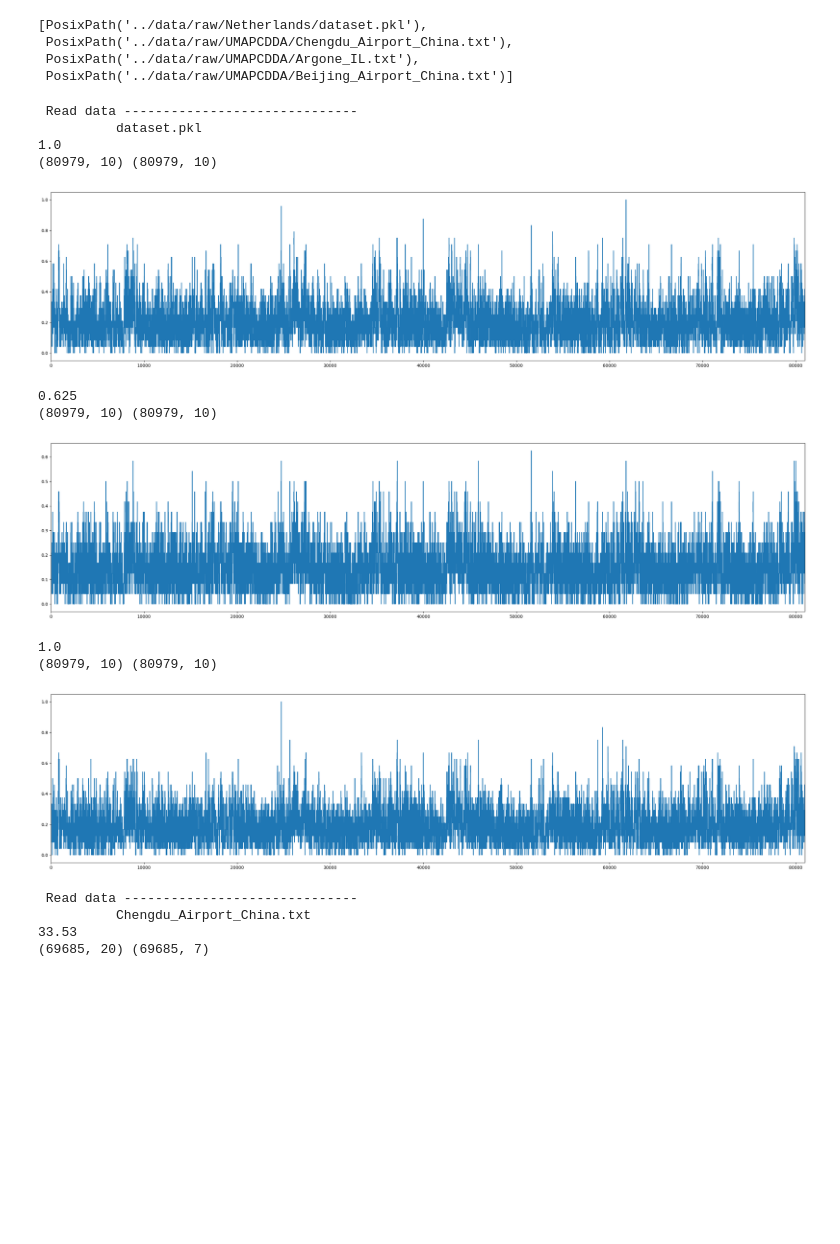
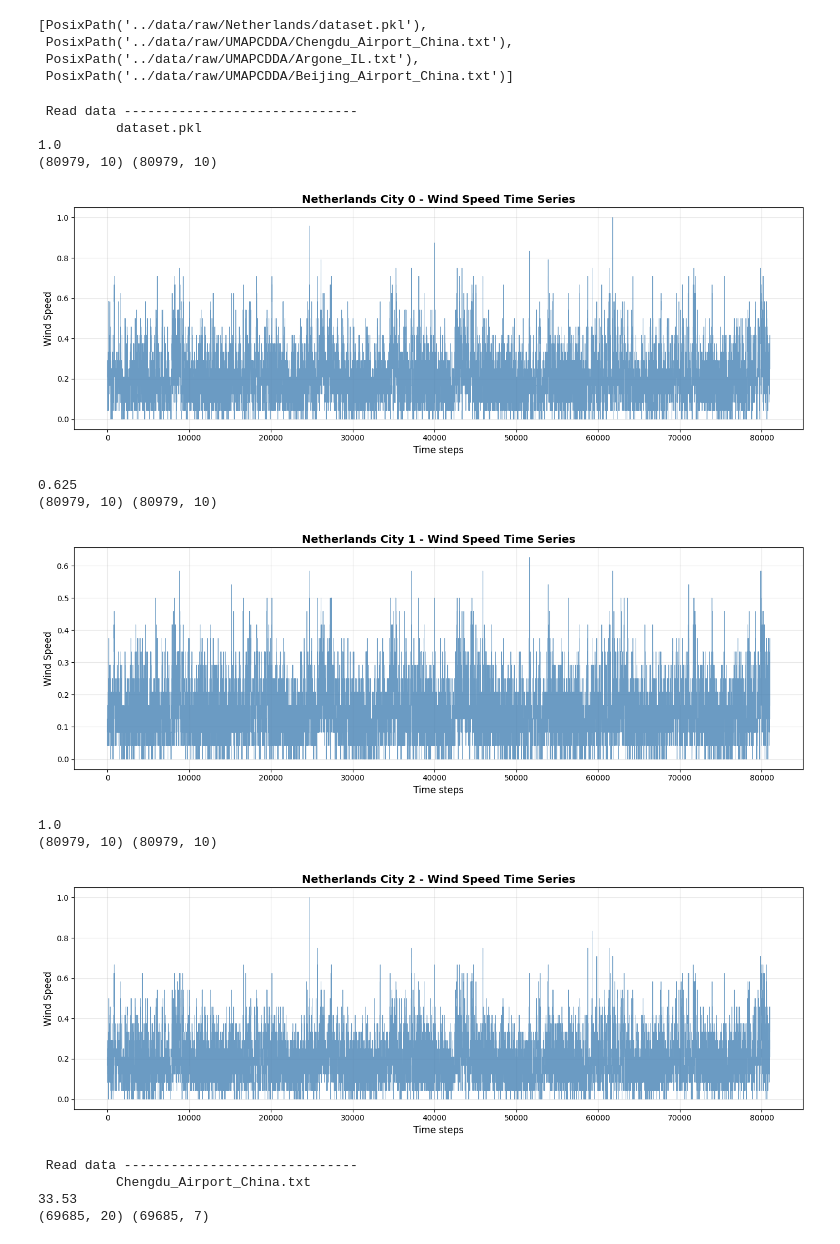
Before and after one commit to ealeongomez/MSRRFF-Wind-Forecast, a Jupyter notebook: notebooks/data.ipynb, the cells around one changed output. Cells and saved outputs as stored; diff of their text form; code cells hidden in the pictures; blank space fills up the shorter version.

Commit message:
Update plots

```diff
--- a/notebooks/data.ipynb
+++ b/notebooks/data.ipynb
@@ -197,15 +239,18 @@ dataSets
  PosixPath('../data/raw/UMAPCDDA/Argone_IL.txt'),
  PosixPath('../data/raw/UMAPCDDA/Beijing_Airport_China.txt')]
 # %%
-names_DB = ["Argone", "Beijing", "Chengdu", "Netherland"]
+name_mapping = {
+    "dataset.pkl": "Netherlands",
+    "Chengdu_Airport_China.txt": "Chengdu",
+    "Argone_IL.txt": "Argonne",
+    "Beijing_Airport_China.txt": "Beijing"
+}
 # %%
 flag = 0
 for file_path in dataSets:
-
-    # Después (usando pathlib - más limpio)
     file_names = file_path.name
     label = file_names[-3:]
-    name_DB = names_DB[flag]
+    name_DB = name_mapping.get(file_names, "Unknown")
     flag += 1
 
     print(f"\n Read data ------------------------------ \n\t  {file_names}")
@@ -253,9 +298,14 @@ for file_path in dataSets:
                     print(X.shape, Y.shape, max_)
                     data_dict[name_DB] = {'X': X, 'Y': Y, "time_series": values, "Max": max_}
 
-        plt.figure(figsize=(25, 6))
-        plt.plot(values)
-        plt.xlim(0, len(values))
+        # ✨ NUEVO ESTILO DE VISUALIZACIÓN
+        fig, ax = plt.subplots(figsize=(14, 5))
+        ax.plot(values, linewidth=0.6, color='steelblue', alpha=0.8)
+        ax.set_xlabel('Time steps', fontsize=12)
+        ax.set_ylabel('Wind Speed', fontsize=12)
+        ax.set_title(f'{name_DB} - Wind Speed Time Series', fontsize=14, fontweight='bold')
+        ax.grid(True, alpha=0.3)
+        plt.tight_layout()
         plt.show()
 
     elif label == "txt":
@@ -282,50 +332,58 @@ for file_path in dataSets:
         print(X.shape, Y.shape)
         data_dict[name_DB] = {'X': X, 'Y': Y, "time_series": timeSerie, "Max": max_}
 
-        plt.figure(figsize=(25, 6))
-        plt.plot(timeSerie)
-        plt.xlim(0, timeSerie.shape[0])
+        # ✨ NUEVO ESTILO DE VISUALIZACIÓN
+        fig, ax = plt.subplots(figsize=(14, 5))
+        ax.plot(timeSerie, linewidth=0.6, color='steelblue', alpha=0.8)
+        ax.set_xlabel('Time steps', fontsize=12)
+        ax.set_ylabel('Wind Speed', fontsize=12)
+        ax.set_title(f'{name_DB} - Wind Speed Time Series', fontsize=14, fontweight='bold')
+        ax.grid(True, alpha=0.3)
         plt.tight_layout()
         plt.show()
 
     elif label == "pkl":
         tau  = 10
         tau_ = 10
         with open(file_path, "rb") as f:
             data = pickle.load(f)
 
         # data: Timesteps x Cities x Features
         i_wind = 0
 
         for city in range(3):
             values = np.concatenate([data['train'][:, city, i_wind], data['test'][:, city, i_wind]])
             max_ = max(values)
 
             values_normalized = values/max_
 
             print(max(values))
 
             X, Y = build_data(values_normalized, tau, tau_)
             print(X.shape, Y.shape)
             data_dict[f"{name_DB}-{city}"] = {'X': X, 'Y': Y, "time_series": values, "Max": max_}
 
-            plt.figure(figsize=(25, 6))
-            plt.plot(values)
-            plt.xlim(0, values.shape[0])
+            # ✨ NUEVO ESTILO DE VISUALIZACIÓN
+            fig, ax = plt.subplots(figsize=(14, 5))
+            ax.plot(values, linewidth=0.6, color='steelblue', alpha=0.8)
+            ax.set_xlabel('Time steps', fontsize=12)
+            ax.set_ylabel('Wind Speed', fontsize=12)
+            ax.set_title(f'{name_DB} City {city} - Wind Speed Time Series', fontsize=14, fontweight='bold')
+            ax.grid(True, alpha=0.3)
             plt.tight_layout()
             plt.show()
 # %% [output]
  Read data ------------------------------
           dataset.pkl
 1.0
 (80979, 10) (80979, 10)
-[figure, old version]
+[figure, new version]
 0.625
 (80979, 10) (80979, 10)
-[figure, old version]
+[figure, new version]
 1.0
 (80979, 10) (80979, 10)
-[figure, old version]
+[figure, new version]
  Read data ------------------------------
           Chengdu_Airport_China.txt
 33.53
```
Also changed, not shown: parts of 6 cells of this notebook.
